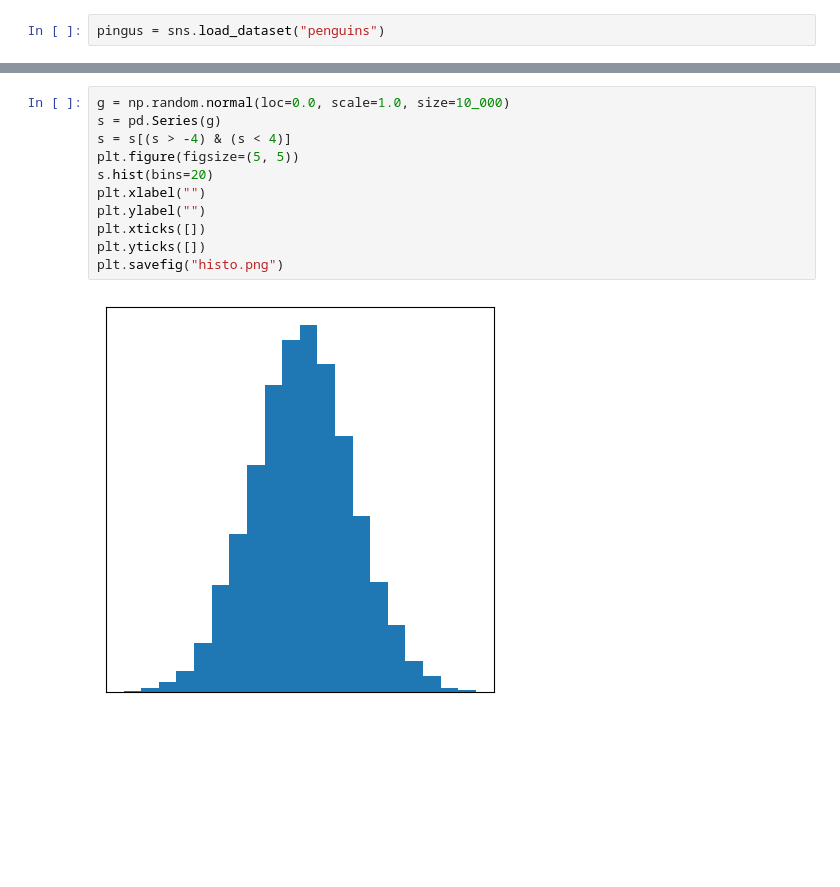
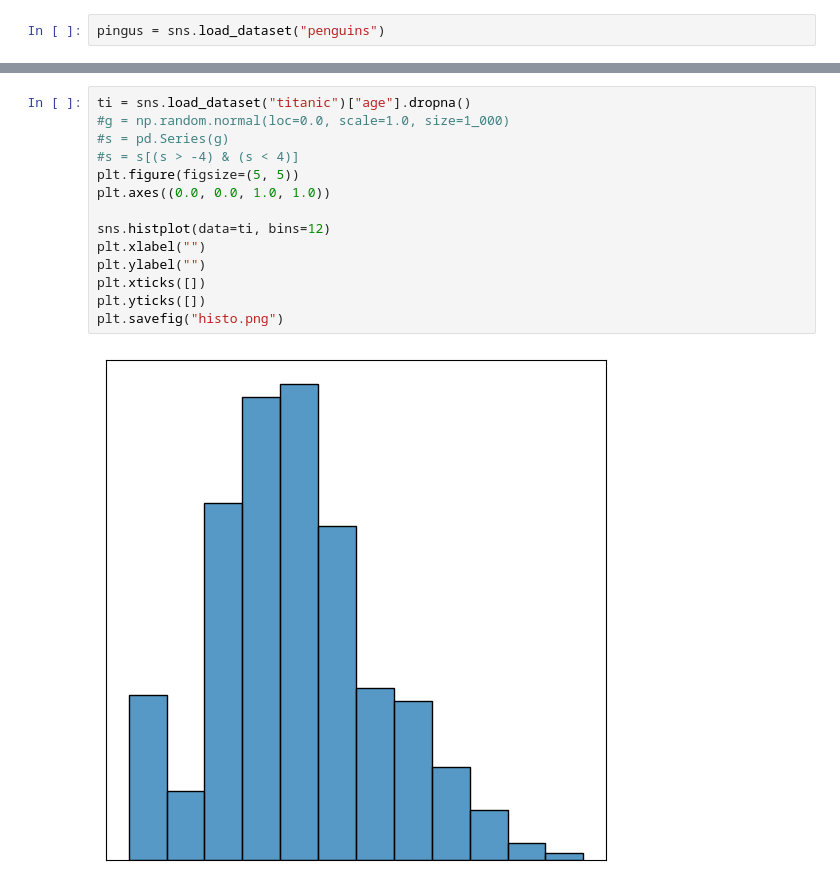
Before and after one commit to krother/probably_fun, a Jupyter notebook: memory/BasicPlots.ipynb, the cells around one changed output, grey strips where cells are left out. Drawn from its saved outputs; the diff is of its cells as text; blank space fills up the shorter version.

```diff
--- a/memory/BasicPlots.ipynb
+++ b/memory/BasicPlots.ipynb
@@ -58,15 +57,18 @@ plt.savefig("scatter.png")
 # %%
-g = np.random.normal(loc=0.0, scale=1.0, size=10_000)
-s = pd.Series(g)
-s = s[(s > -4) & (s < 4)]
+ti = sns.load_dataset("titanic")["age"].dropna()
+#g = np.random.normal(loc=0.0, scale=1.0, size=1_000)
+#s = pd.Series(g)
+#s = s[(s > -4) & (s < 4)]
 plt.figure(figsize=(5, 5))
-s.hist(bins=20)
+plt.axes((0.0, 0.0, 1.0, 1.0))
+
+sns.histplot(data=ti, bins=12)
 plt.xlabel("")
 plt.ylabel("")
 plt.xticks([])
 plt.yticks([])
 plt.savefig("histo.png")
 # %% [output]
-[figure, old version]
+[figure, new version]
 # %%
 plt.figure(figsize=(5, 5))
```
Also changed, not shown: parts of 18 cells of this notebook, 17 other files.
